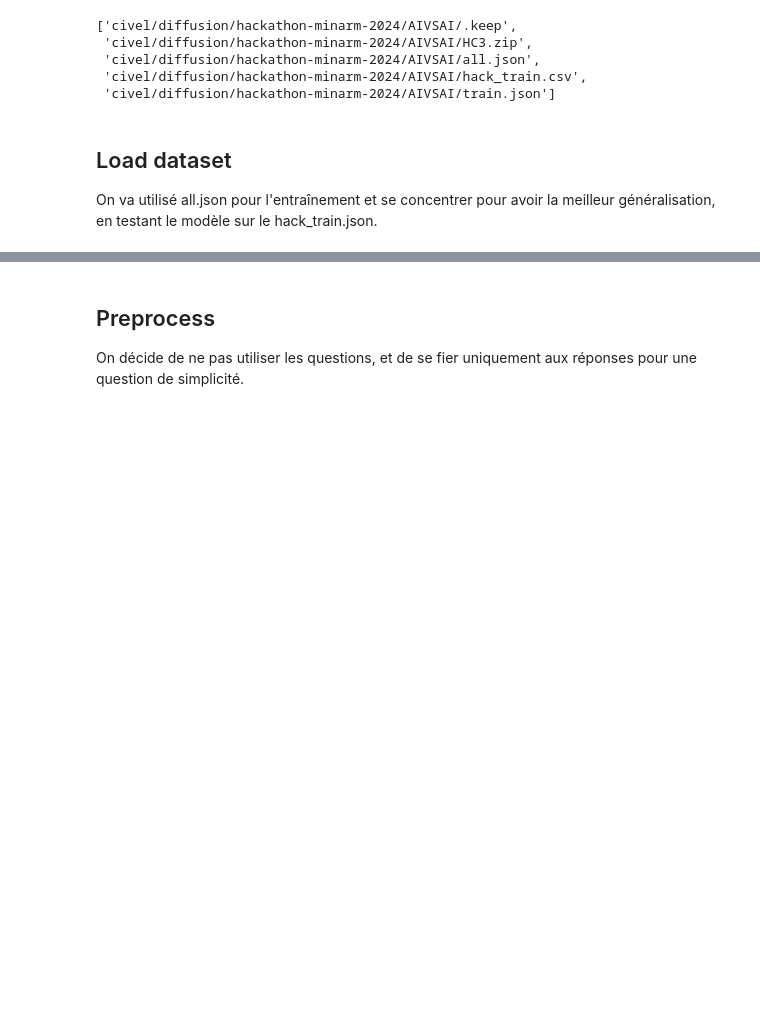
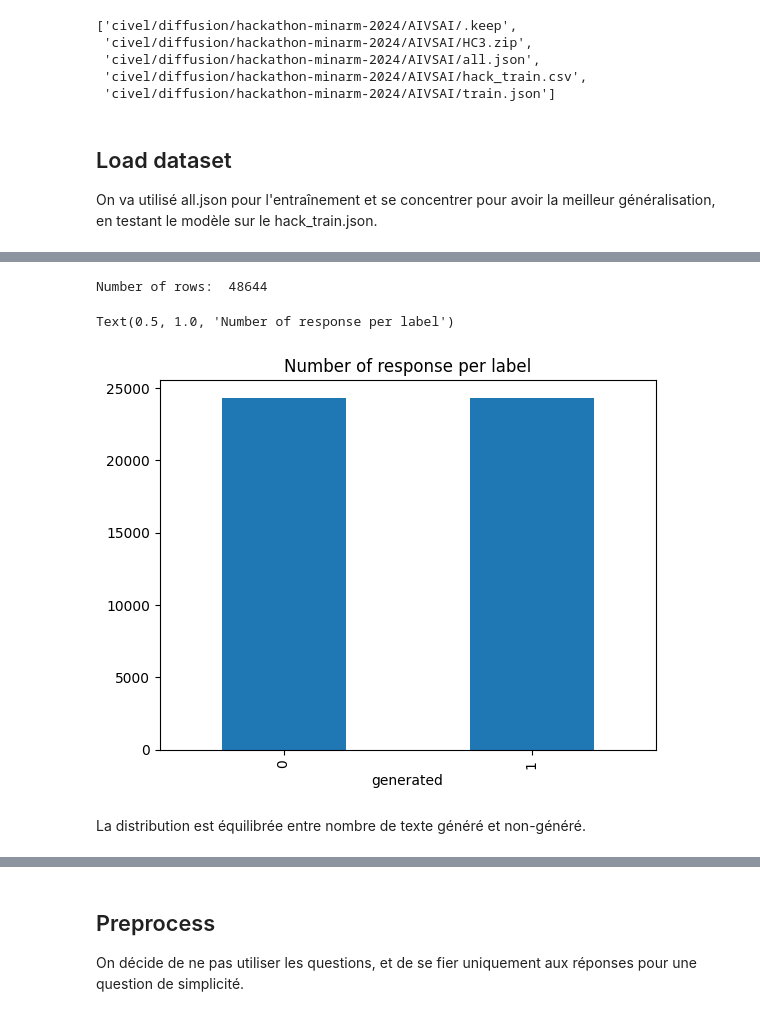
Before and after one commit to Erdnaxela3/hackathon-data-ia-hack, a Jupyter notebook: ia_vs_ai.ipynb, the cells around one changed output, grey strips where cells are left out. Cells and saved outputs as stored; diff of their text form; code cells hidden in the pictures; blank space fills up the shorter version.

Commit message:
feat: statistical analysis of both datasets

```diff
--- a/ia_vs_ai.ipynb
+++ b/ia_vs_ai.ipynb
@@ -68,0 +73,9 @@ hack_data.head()
+# %%
+human_df = pd.DataFrame({"text" : dataset["human_answers"], "generated": 0})
+gpt_df = pd.DataFrame({"text" : dataset["chatgpt_answers"], "generated": 1})
+
+human_df["text"] = human_df["text"].apply(lambda x: " ".join(x))
+gpt_df["text"] = gpt_df["text"].apply(lambda x: " ".join(x))
+
+df = pd.concat([human_df, gpt_df])
+df.head()
@@ -68,0 +89,12 @@ hack_data.head()
+# %%
+print("Number of rows: ", df.shape[0])
+# %% [output]
+Number of rows:  48644
+# %%
+df.generated.value_counts().plot(kind='bar')
+plt.title('Number of response per label')
+# %% [output]
+Text(0.5, 1.0, 'Number of response per label')
+[figure, added]
+# %% [markdown]
+La distribution est équilibrée entre nombre de texte généré et non-généré.
```
Also changed, not shown: parts of 40 cells of this notebook.
